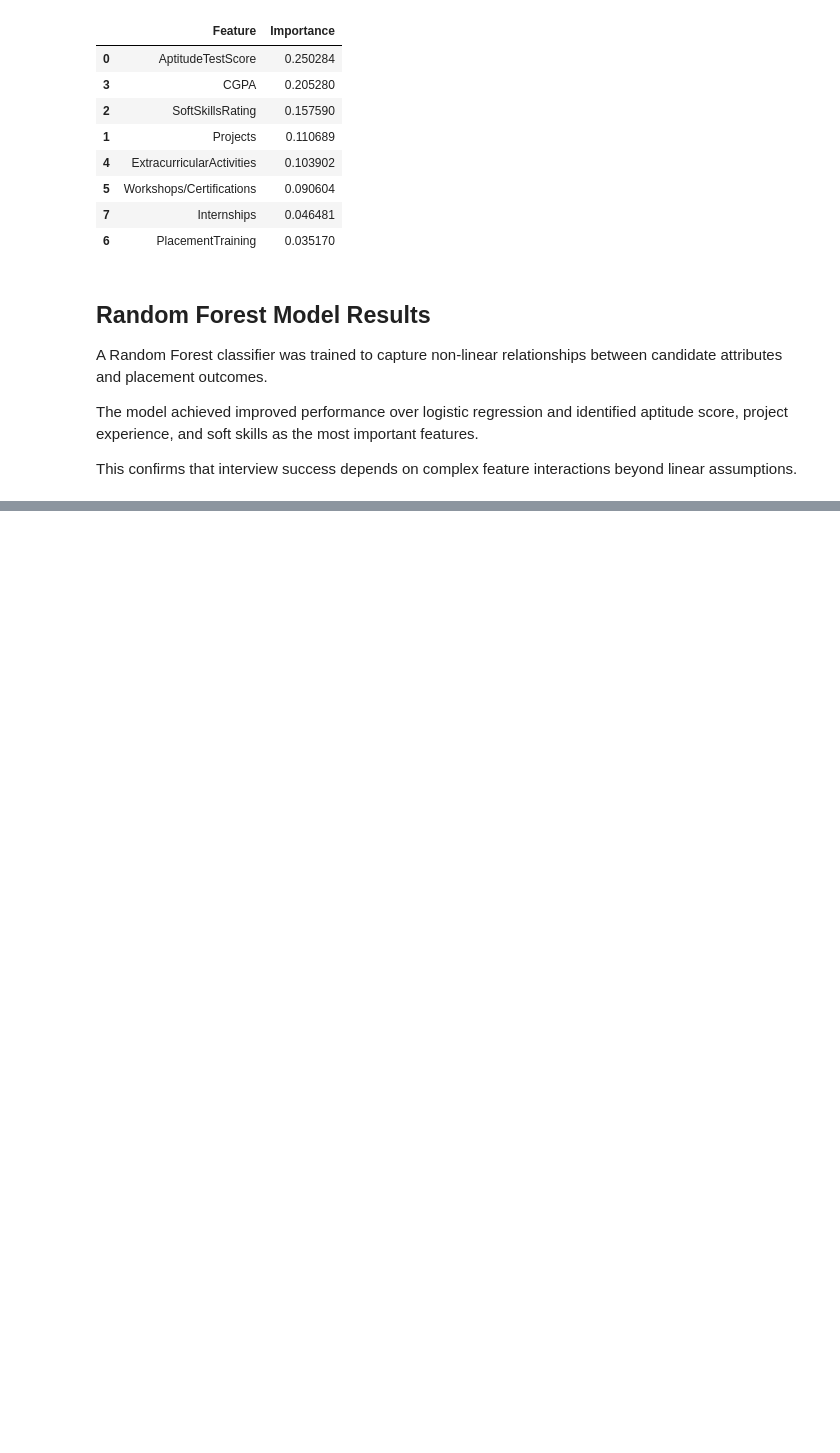
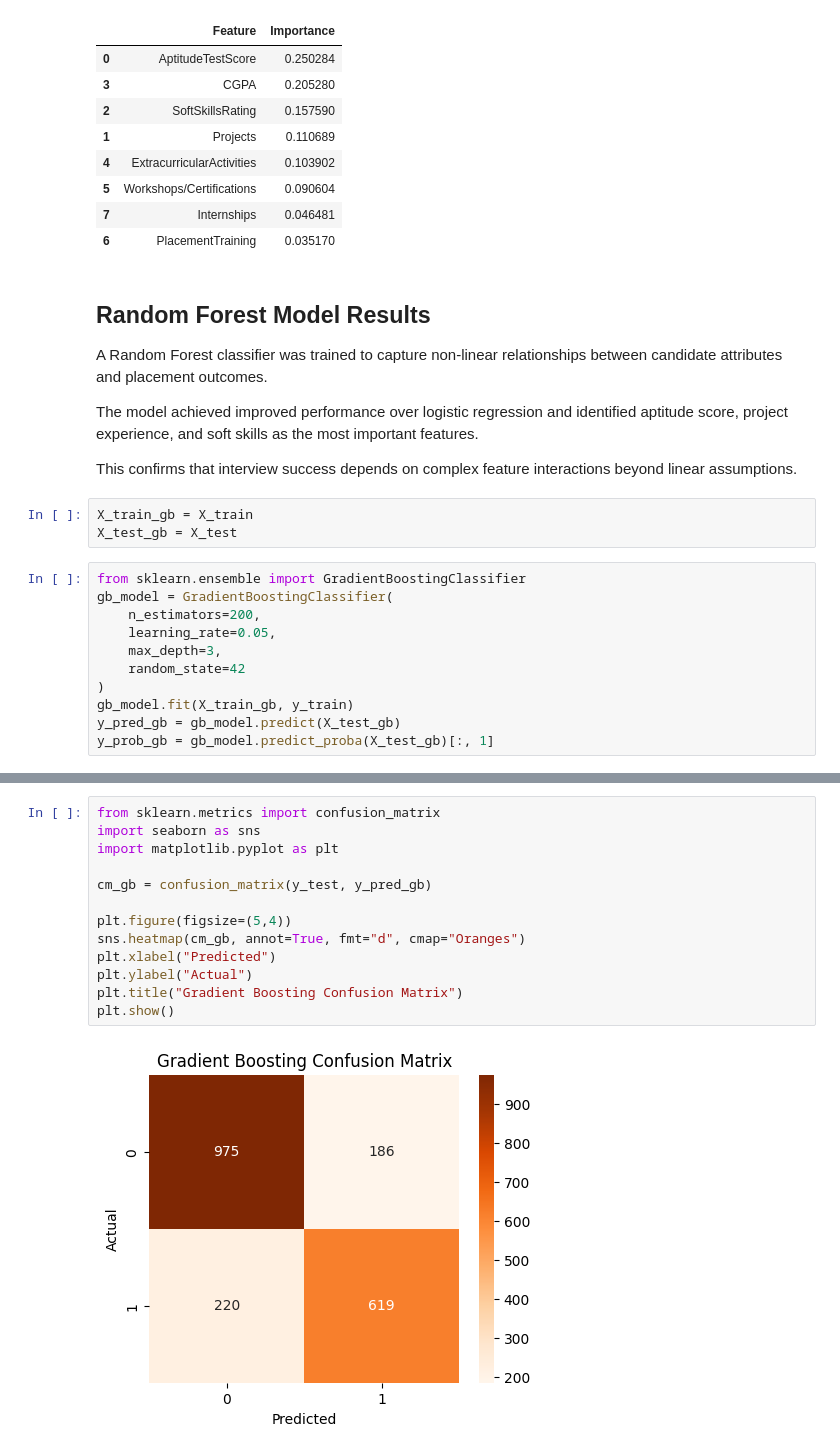
Before and after one commit to Parthtrivedi09/interview-chances-predictor, a Jupyter notebook: notebooks/02_modeling.ipynb, the cells around one changed output, grey strips where cells are left out. Drawn from its saved outputs; the diff is of its cells as text; blank space fills up the shorter version.

Commit message:
Trained Gradient Boosting model and evaluated performance

```diff
--- a/notebooks/02_modeling.ipynb
+++ b/notebooks/02_modeling.ipynb
@@ -366,3 +366,17 @@ A Random Forest classifier was trained to capture non-linear relationships betwe
 The model achieved improved performance over logistic regression and identified aptitude score, project experience, and soft skills as the most important features.
 
 This confirms that interview success depends on complex feature interactions beyond linear assumptions.
+# %%
+X_train_gb = X_train
+X_test_gb = X_test
+# %%
+from sklearn.ensemble import GradientBoostingClassifier
+gb_model = GradientBoostingClassifier(
+    n_estimators=200,
+    learning_rate=0.05,
+    max_depth=3,
+    random_state=42
+)
+gb_model.fit(X_train_gb, y_train)
+y_pred_gb = gb_model.predict(X_test_gb)
+y_prob_gb = gb_model.predict_proba(X_test_gb)[:, 1]
@@ -368,0 +410,15 @@ This confirms that interview success depends on complex feature interactions bey
+# %%
+from sklearn.metrics import confusion_matrix
+import seaborn as sns
+import matplotlib.pyplot as plt
+
+cm_gb = confusion_matrix(y_test, y_pred_gb)
+
+plt.figure(figsize=(5,4))
+sns.heatmap(cm_gb, annot=True, fmt="d", cmap="Oranges")
+plt.xlabel("Predicted")
+plt.ylabel("Actual")
+plt.title("Gradient Boosting Confusion Matrix")
+plt.show()
+# %% [output]
+[figure, added]
```
Also changed, not shown: parts of 5 cells of this notebook.
